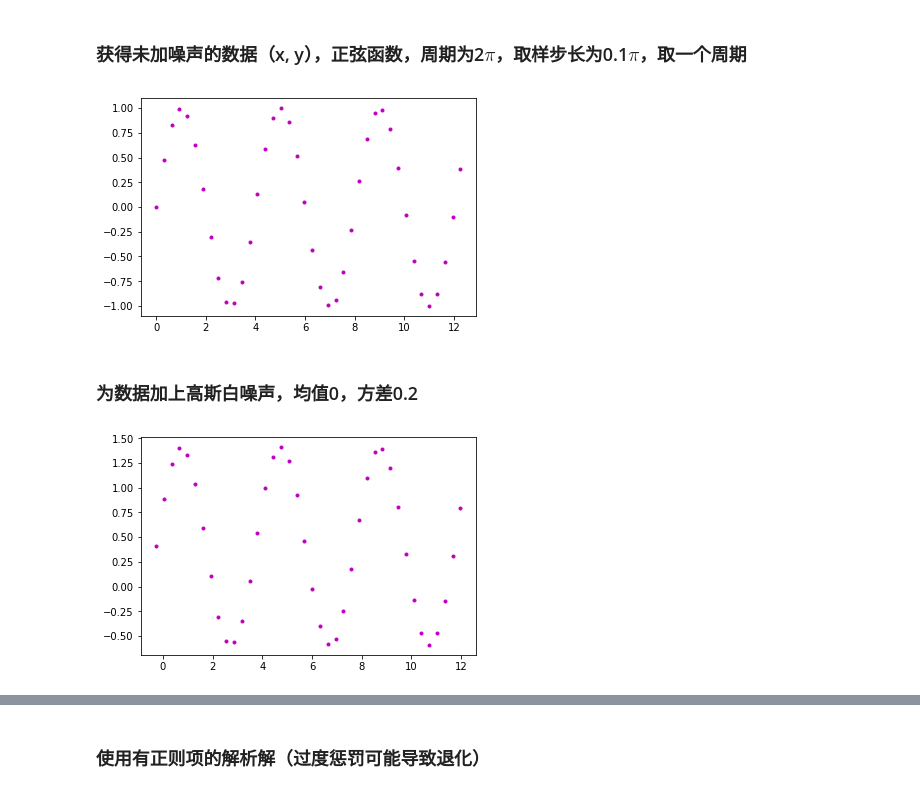
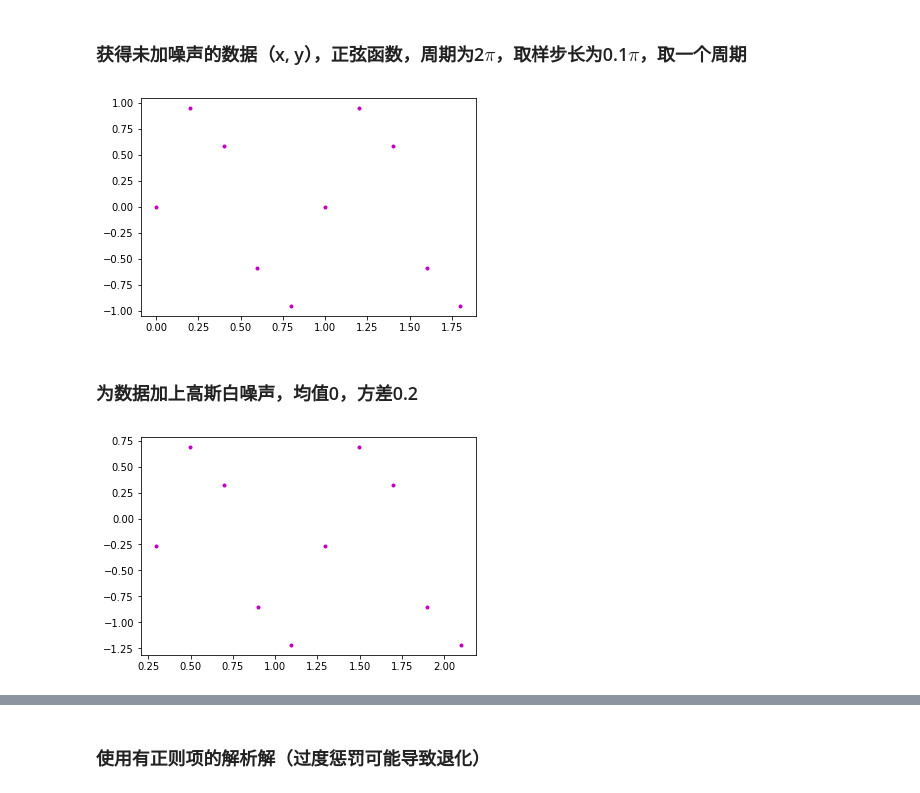
Before and after one commit to CN-GuoZiyang/machine-learning, a Jupyter notebook: ML_Lab1/ML_Lab1.ipynb, the cells around one changed output, grey strips where cells are left out. Cells and saved outputs as stored; diff of their text form; code cells hidden in the pictures.

```diff
--- a/ML_Lab1/ML_Lab1.ipynb
+++ b/ML_Lab1/ML_Lab1.ipynb
@@ -9,17 +9,17 @@ import pylab
 # %% [markdown]
 ### 获得未加噪声的数据（x, y），正弦函数，周期为2$\pi$，取样步长为0.1$\pi$，取一个周期
 # %%
-T = 2 * math.pi
-n = 2
-step = (T / n) * 0.1
+T = 1
+n = 1
+step = (T / n) * 0.2
 
 x_raw = np.arange(0, 2*T, step, float)
-y_raw = np.sin(math.pi / 2 * x_raw)
+y_raw = np.sin(2 * math.pi * x_raw)
 
 plt.plot(x_raw, y_raw, color='m', linestyle='', marker='.')
 plt.show()
 # %% [output]
-[figure, old version]
+[figure, new version]
 # %% [markdown]
 ### 为数据加上高斯白噪声，均值0，方差0.2
 # %%
@@ -35,5 +35,5 @@ y = np.transpose(np.mat(y))
 plt.plot(x, y, color='m', linestyle='', marker='.')
 plt.show()
 # %% [output]
-[figure, old version]
+[figure, new version]
 # %% [markdown]
```
Also changed, not shown: parts of 13 cells of this notebook.
